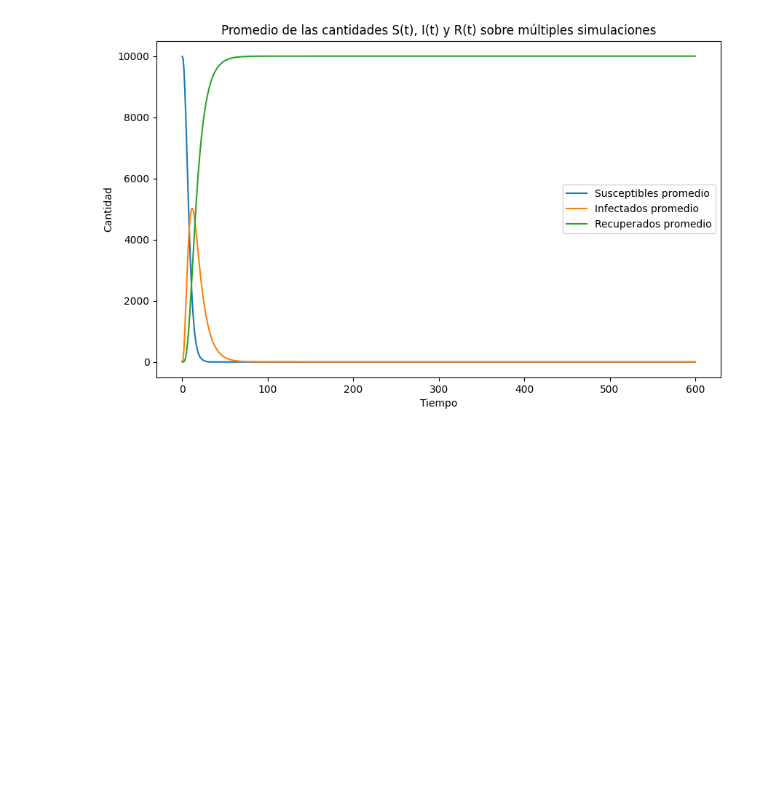
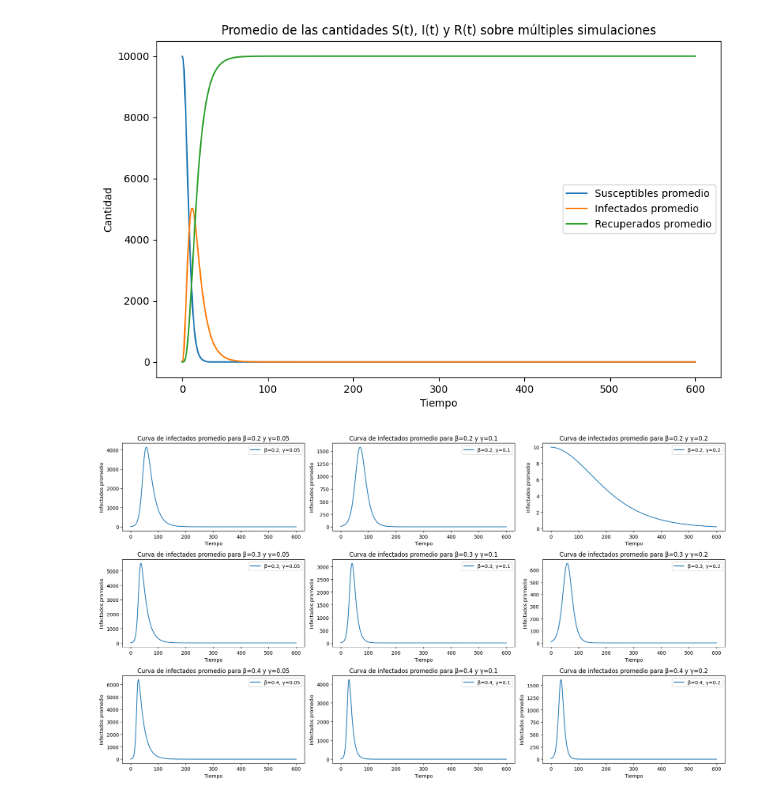
Before and after one commit to emiliosolanoo21/SIR_Model, a Jupyter notebook: modeloSIR.ipynb, the cells around one changed output. Saved outputs shown, nothing was run; the diff lists cells and outputs as text; code cells hidden in the pictures; blank space fills up the shorter version.

```diff
--- a/modeloSIR.ipynb
+++ b/modeloSIR.ipynb
@@ -131,3 +131,82 @@ plt.title('Promedio de las cantidades S(t), I(t) y R(t) sobre múltiples simulac
 plt.show()
 # %% [output]
 [figure]
+# %%
+import numpy as np
+import matplotlib.pyplot as plt
+
+
+def simulate_SIR(M, N, T, I0, rad, beta, gamma):
+    S = M * N - I0
+    I = I0
+    R = 0
+
+    S_counts = np.zeros(T + 1)
+    I_counts = np.zeros(T + 1)
+    R_counts = np.zeros(T + 1)
+
+    S_counts[0] = S
+    I_counts[0] = I
+    R_counts[0] = R
+
+    for t in range(1, T + 1):
+        new_infected = beta * S * I / (M * N)
+        new_recovered = gamma * I
+
+        S = S - new_infected
+        I = I + new_infected - new_recovered
+        R = R + new_recovered
+
+        S_counts[t] = S
+        I_counts[t] = I
+        R_counts[t] = R
+
+    return np.arange(T + 1), S_counts, I_counts, R_counts
+
+
+def simulate_multiple_SIR(Nexp, M, N, T, I0, rad, beta, gamma):
+    S_counts_all = np.zeros((Nexp, T + 1))
+    I_counts_all = np.zeros((Nexp, T + 1))
+    R_counts_all = np.zeros((Nexp, T + 1))
+
+    for exp in range(Nexp):
+        _, S_counts, I_counts, R_counts = simulate_SIR(M, N, T, I0, rad, beta, gamma)
+        S_counts_all[exp, :] = S_counts
+        I_counts_all[exp, :] = I_counts
+        R_counts_all[exp, :] = R_counts
+
+    S_avg = np.mean(S_counts_all, axis=0)
+    I_avg = np.mean(I_counts_all, axis=0)
+    R_avg = np.mean(R_counts_all, axis=0)
+
+    return S_avg, I_avg, R_avg
+
+
+M = 100
+N = 100
+T = 600
+I0 = 10
+rad = 2
+Nexp = 100
+
+
+beta_values = [0.2, 0.3, 0.4]
+gamma_values = [0.05, 0.1, 0.2]
+
+plt.figure(figsize=(18, 10))
+
+for i, beta in enumerate(beta_values):
+    for j, gamma in enumerate(gamma_values):
+        S_avg, I_avg, R_avg = simulate_multiple_SIR(Nexp, M, N, T, I0, rad, beta, gamma)
+
+        plt.subplot(len(beta_values), len(gamma_values), i * len(gamma_values) + j + 1)
+        plt.plot(I_avg, label=f'β={beta}, γ={gamma}')
+        plt.xlabel('Tiempo')
+        plt.ylabel('Infectados promedio')
+        plt.legend()
+        plt.title(f'Curva de infectados promedio para β={beta} y γ={gamma}')
+
+plt.tight_layout()
+plt.show()
+# %% [output]
+[figure, added]
```
